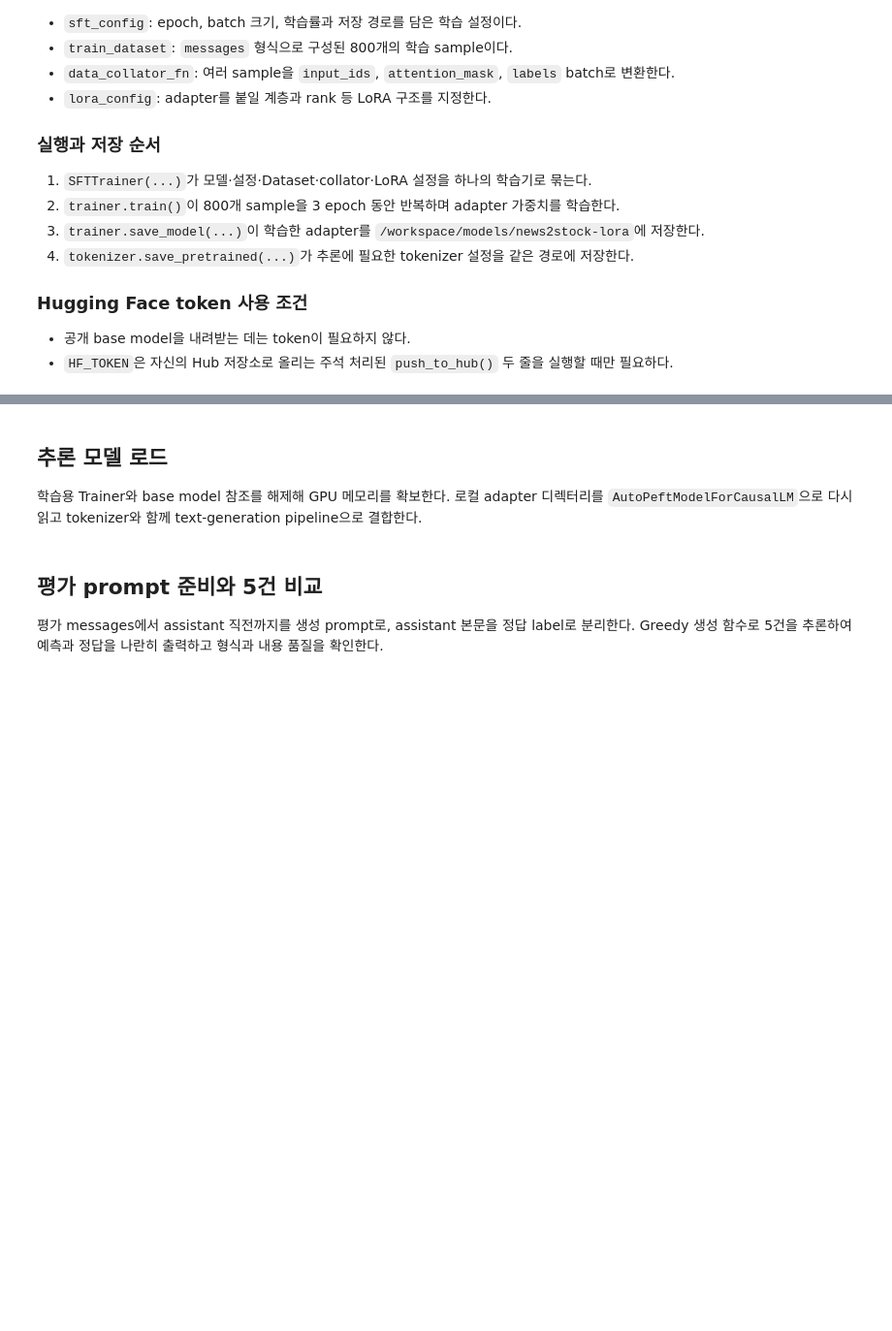
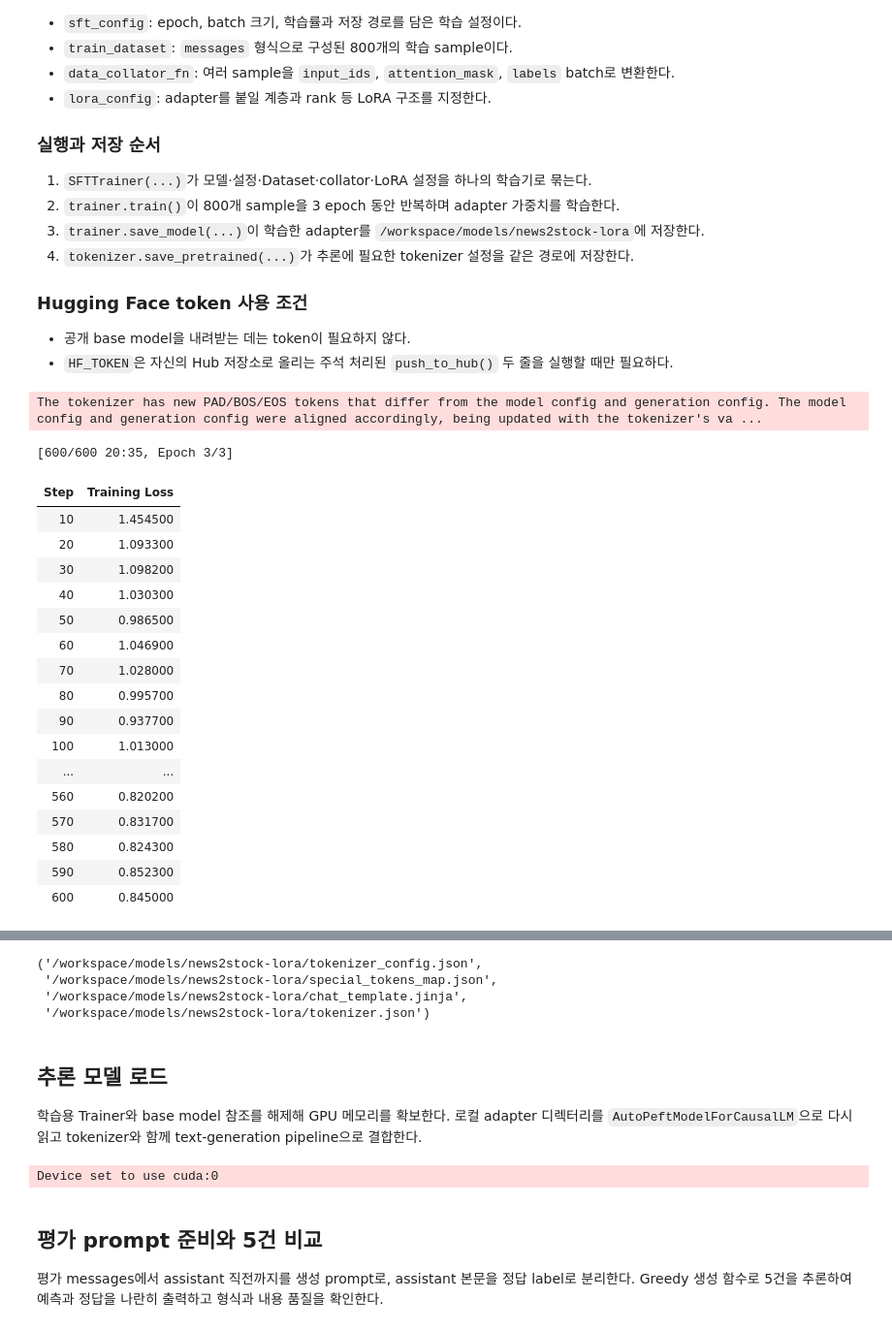
Before and after one commit to muniii-62/09_llm, a Jupyter notebook: 11_sllm_finetuning/04_news2stock_analysis_lora_finetuning.ipynb, the cells around one changed output, grey strips where cells are left out. Shown at 97% size. Cells and saved outputs as stored; diff of their text form; code cells hidden in the pictures; blank space fills up the shorter version.

Commit message:
202608024 RoLA news2stock

```diff
--- a/11_sllm_finetuning/04_news2stock_analysis_lora_finetuning.ipynb
+++ b/11_sllm_finetuning/04_news2stock_analysis_lora_finetuning.ipynb
@@ -180,5 +189,6 @@ model = AutoModelForCausalLM.from_pretrained(
 
 # tokenize = False : token ID가 아니라 사람이 확인 가능한 text 반환
 text = tokenizer.apply_chat_template(
-    train_dataset[128]["messages"],tokenizer=False
+    train_dataset[128]["messages"],
+    tokenize=False
 )
@@ -458,0 +470,34 @@ from trl import SFTTrainer
+# %%
+from trl import SFTTrainer
+
+trainer = SFTTrainer(
+    model=model, # NCSOFT/llama-3.1-8b
+    args=sft_config, # STF 설정 객체
+    train_dataset=train_dataset, # 학습용 dataset
+    data_collator=data_collator_fn, # batch, labels 변환)
+    peft_config =lora_config #  PEFT 중 LoRA 적용 설정
+)
+
+train_result = trainer.train() # 학습 수행
+trainer.save_model(sft_config.output_dir) # 모델 저장
+tokenizer.save_pretrained(sft_config.output_dir) #토크나이저 저장
+# %% [output]
+The tokenizer has new PAD/BOS/EOS tokens that differ from the model config and generation config. The model config and generation config were aligned accordingly, being updated with the tokenizer's va ...
+[600/600 20:35, Epoch 3/3]
+| Step | Training Loss |
+| 10 | 1.454500 |
+| 20 | 1.093300 |
+| 30 | 1.098200 |
+| 40 | 1.030300 |
+| 50 | 0.986500 |
+| 60 | 1.046900 |
+| 70 | 1.028000 |
+| 80 | 0.995700 |
+| 90 | 0.937700 |
+| 100 | 1.013000 |
+| ... | ... |
+| 560 | 0.820200 |
+| 570 | 0.831700 |
+| 580 | 0.824300 |
+| 590 | 0.852300 |
+| 600 | 0.845000 |
@@ -459,3 +506,7 @@ from trl import SFTTrainer
+('/workspace/models/news2stock-lora/tokenizer_config.json',
+ '/workspace/models/news2stock-lora/special_tokens_map.json',
+ '/workspace/models/news2stock-lora/chat_template.jinja',
+ '/workspace/models/news2stock-lora/tokenizer.json')
 # %% [markdown]
 ## 추론 모델 로드
 
@@ -472,3 +515,29 @@ peft_model_id = OUTPUT_DIR
+# %%
+import gc
+import torch
+from transformers import AutoTokenizer, pipeline
+from peft import AutoPeftModelForCausalLM
+
+# 학습 모델 참조를 해제해 추론 모델을 적재할 VRAM을 확보한다.
+del trainer, model
+gc.collect()
+torch.cuda.empty_cache()
+
+peft_model_id = sft_config.output_dir
+inference_tokenizer = AutoTokenizer.from_pretrained(peft_model_id)
+inference_model = AutoPeftModelForCausalLM.from_pretrained(
+    peft_model_id,
+    torch_dtype=torch.bfloat16,
+    device_map="auto",
+)
+
+text_generator = pipeline(
+    "text-generation",
+    model=inference_model,
+    tokenizer=inference_tokenizer,
+)
+# %% [output]
+Device set to use cuda:0
 # %% [markdown]
 ## 평가 prompt 준비와 5건 비교
 
```
Also changed, not shown: parts of 12 cells of this notebook, 3 other files.
